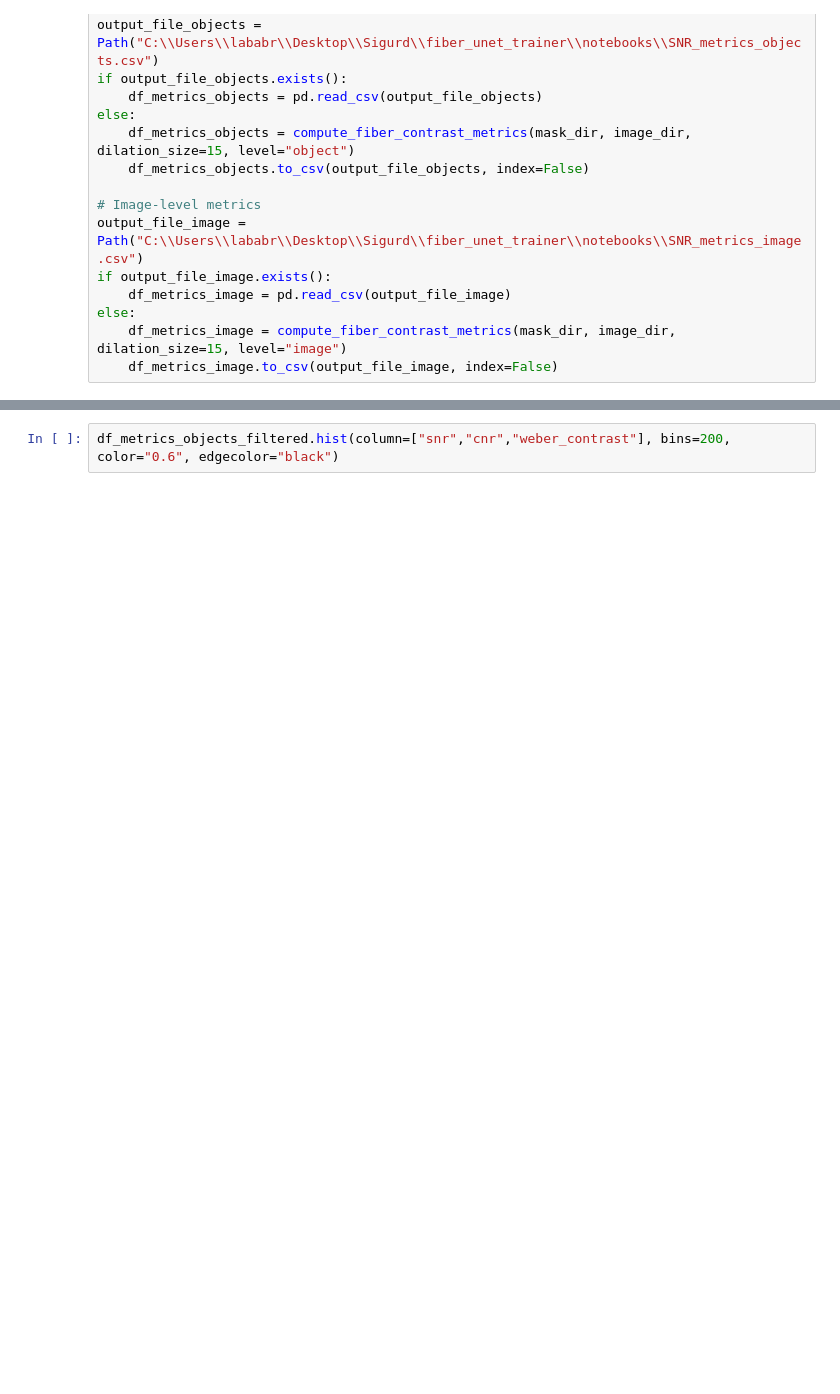
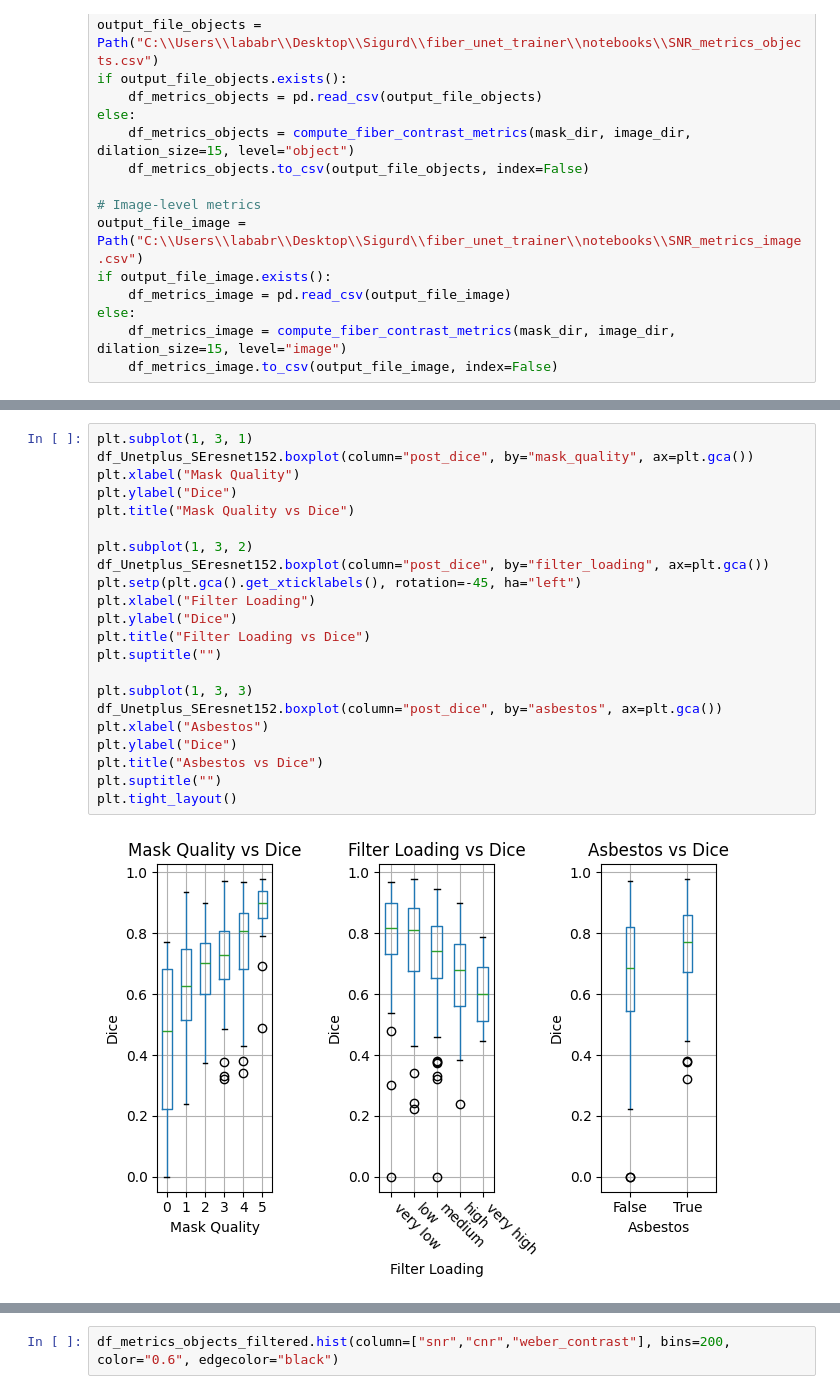
Before and after one commit to sigurdsfs/fiber_unet_trainer, a Jupyter notebook: notebooks/investigate_image_metrics.ipynb, the cells around one changed output, grey strips where cells are left out. Cells and saved outputs as stored; diff of their text form; blank space fills up the shorter version.

```diff
--- a/notebooks/investigate_image_metrics.ipynb
+++ b/notebooks/investigate_image_metrics.ipynb
@@ -270,0 +142,24 @@ else:
+# %%
+plt.subplot(1, 3, 1)
+df_Unetplus_SEresnet152.boxplot(column="post_dice", by="mask_quality", ax=plt.gca())
+plt.xlabel("Mask Quality")
+plt.ylabel("Dice")
+plt.title("Mask Quality vs Dice")
+
+plt.subplot(1, 3, 2)
+df_Unetplus_SEresnet152.boxplot(column="post_dice", by="filter_loading", ax=plt.gca())
+plt.setp(plt.gca().get_xticklabels(), rotation=-45, ha="left")
+plt.xlabel("Filter Loading")
+plt.ylabel("Dice")
+plt.title("Filter Loading vs Dice")
+plt.suptitle("")
+
+plt.subplot(1, 3, 3)
+df_Unetplus_SEresnet152.boxplot(column="post_dice", by="asbestos", ax=plt.gca())
+plt.xlabel("Asbestos")
+plt.ylabel("Dice")
+plt.title("Asbestos vs Dice")
+plt.suptitle("")
+plt.tight_layout()
+# %% [output]
+[figure, added]
```
Also changed, not shown: parts of 51 cells of this notebook, 24 other files.
